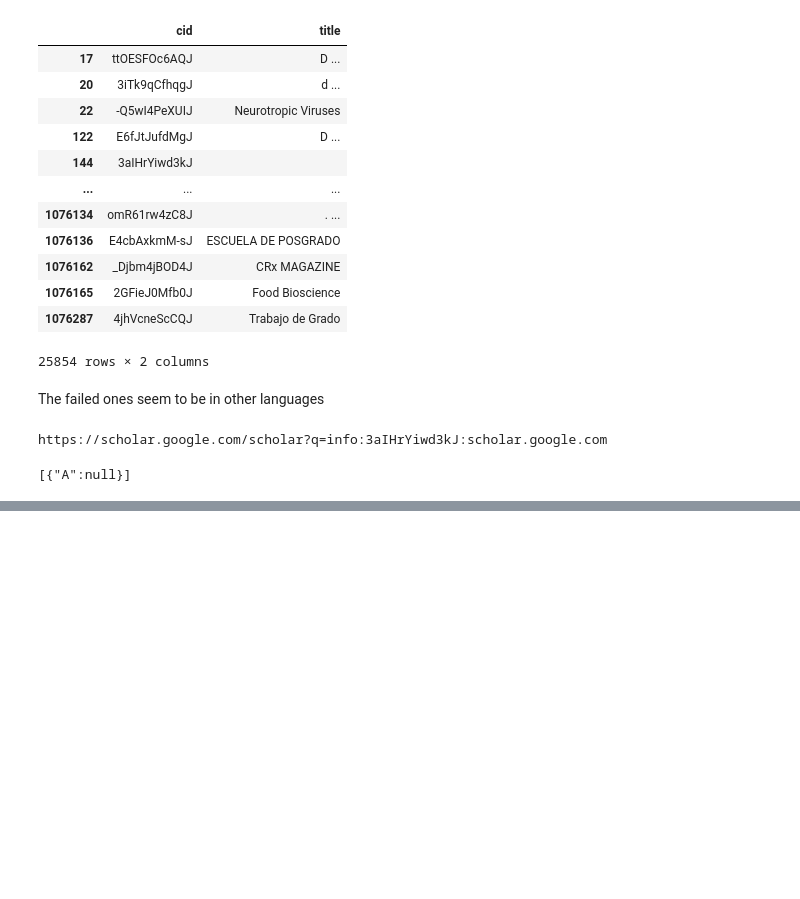
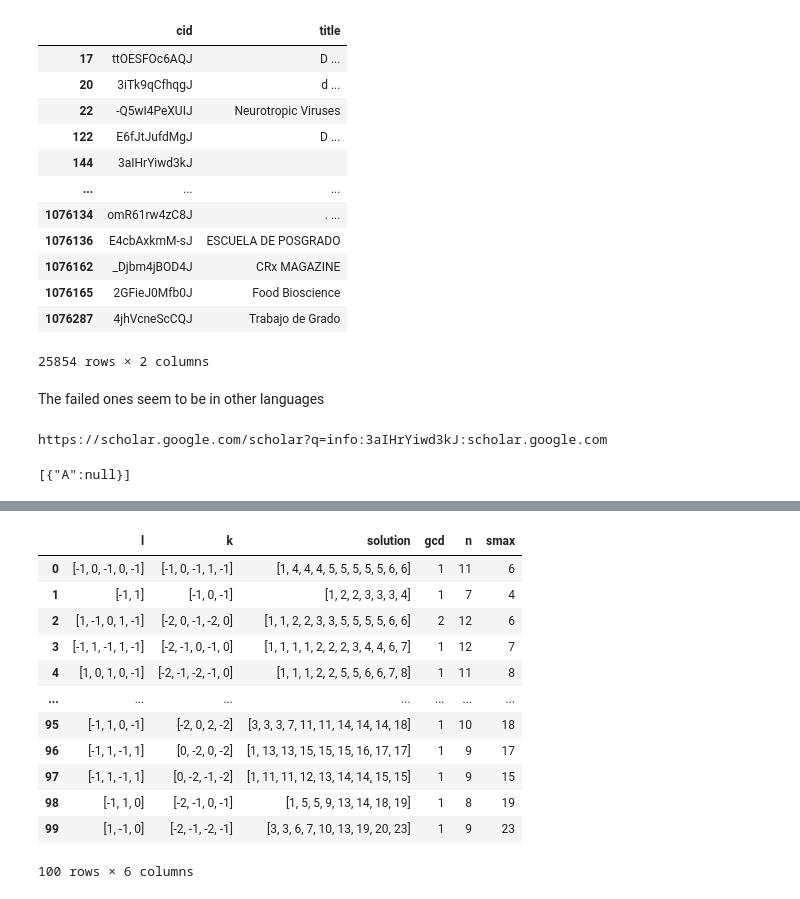
Before and after one commit to restrepo/brasil, a Jupyter notebook: brasil.ipynb, the cells around one changed output, grey strips where cells are left out. Cells and saved outputs as stored; diff of their text form; code cells hidden in the pictures; blank space fills up the shorter version.

```diff
--- a/brasil.ipynb
+++ b/brasil.ipynb
@@ -546,0 +601,16 @@ cat kk.json
+# %%
+pd.read_pickle('kk.pkl.gz')
+# %% [output]
+|  | l | k | solution | gcd | n | smax |
+| 0 | [-1, 0, -1, 0, -1] | [-1, 0, -1, 1, -1] | [1, 4, 4, 4, 5, 5, 5, 5, 5, 6, 6] | 1 | 11 | 6 |
+| 1 | [-1, 1] | [-1, 0, -1] | [1, 2, 2, 3, 3, 3, 4] | 1 | 7 | 4 |
+| 2 | [1, -1, 0, 1, -1] | [-2, 0, -1, -2, 0] | [1, 1, 2, 2, 3, 3, 5, 5, 5, 5, 6, 6] | 2 | 12 | 6 |
+| 3 | [-1, 1, -1, 1, -1] | [-2, -1, 0, -1, 0] | [1, 1, 1, 1, 2, 2, 2, 3, 4, 4, 6, 7] | 1 | 12 | 7 |
+| 4 | [1, 0, 1, 0, -1] | [-2, -1, -2, -1, 0] | [1, 1, 1, 2, 2, 5, 5, 6, 6, 7, 8] | 1 | 11 | 8 |
+| ... | ... | ... | ... | ... | ... | ... |
+| 95 | [-1, 1, 0, -1] | [-2, 0, 2, -2] | [3, 3, 3, 7, 11, 11, 14, 14, 14, 18] | 1 | 10 | 18 |
+| 96 | [-1, 1, -1, 1] | [0, -2, 0, -2] | [1, 13, 13, 15, 15, 15, 16, 17, 17] | 1 | 9 | 17 |
+| 97 | [-1, 1, -1, 1] | [0, -2, -1, -2] | [1, 11, 11, 12, 13, 14, 14, 15, 15] | 1 | 9 | 15 |
+| 98 | [-1, 1, 0] | [-2, -1, 0, -1] | [1, 5, 5, 9, 13, 14, 18, 19] | 1 | 8 | 19 |
+| 99 | [1, -1, 0] | [-2, -1, -2, -1] | [3, 3, 6, 7, 10, 13, 19, 20, 23] | 1 | 9 | 23 |
+100 rows × 6 columns
```
Also changed, not shown: parts of 11 cells of this notebook.
